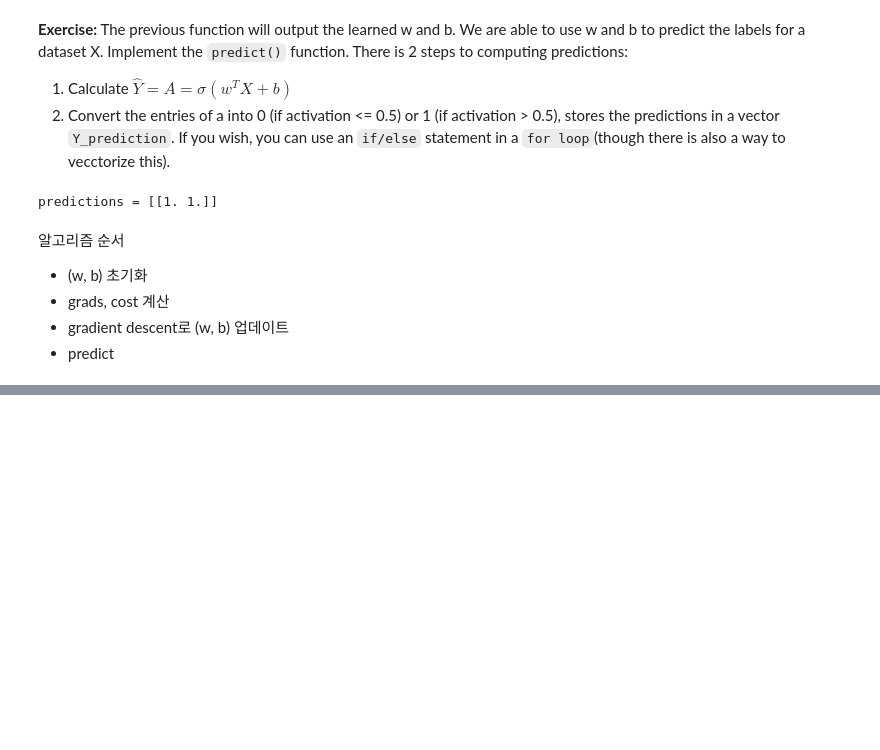
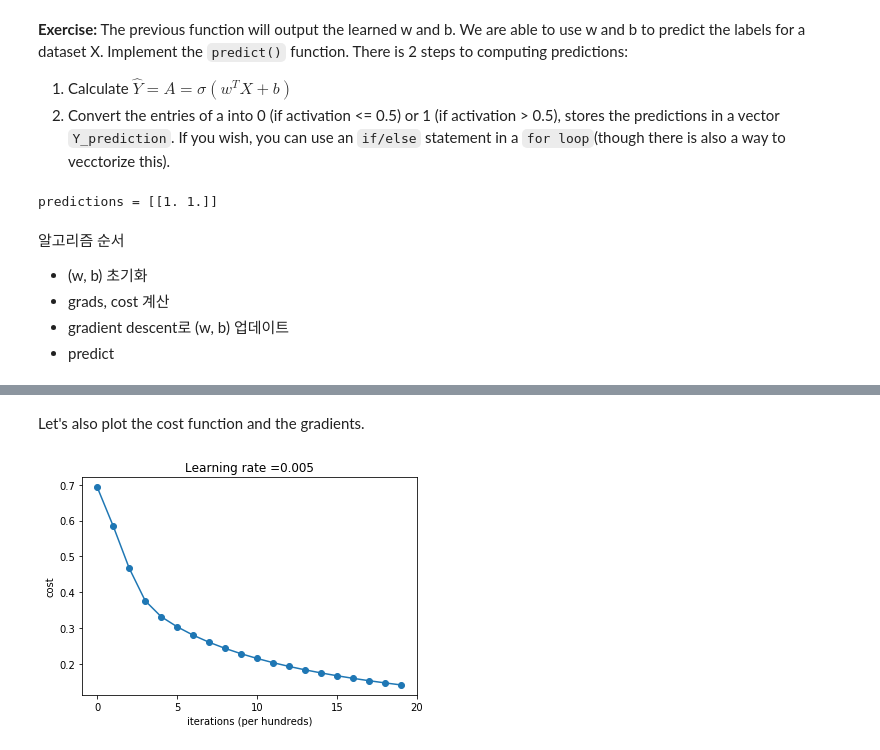
Before and after one commit to gam-bit/gj-aischool, a Jupyter notebook: 2_Reinforcement_and_Deep_learning/ex_code/ex2_AndrewNg_Logistic Regression with a NN mindset.ipynb, the cells around one changed output, grey strips where cells are left out. Cells and saved outputs as stored; diff of their text form; code cells hidden in the pictures; blank space fills up the shorter version.

```diff
--- a/2_Reinforcement_and_Deep_learning/ex_code/ex2_AndrewNg_Logistic Regression with a NN mindset.ipynb
+++ b/2_Reinforcement_and_Deep_learning/ex_code/ex2_AndrewNg_Logistic Regression with a NN mindset.ipynb
@@ -319,0 +333,34 @@ predictions = [[1. 1.]]
+# %%
+def model(X_train, Y_train, X_test, Y_test, num_iters=2000, lr=0.5, print_cost=False):
+    # return d -- dictionary containing information about the model.
+
+    # 1) 파라미터 초기화
+    w, b = initialize_with_zeros(X_train.shape[0])
+
+    # 2) 모델 최적화
+    params, grads, costs = optimize(w, b, X_train, Y_train, num_iters, lr, print_cost)
+
+    # 3) 파라미터 업데이트
+    w = params['w']
+    b = params['b']
+
+
+    Y_prediction_train = predict(w, b, X_train)
+    Y_prediction_test = predict(w, b, X_test)
+
+
+    # Print train/test Errors
+    print("train accuracy: {} %".format(100 - np.mean(np.abs(Y_prediction_train - Y_train)) * 100))
+    print("test accuracy: {} %".format(100 - np.mean(np.abs(Y_prediction_test - Y_test)) * 100))
+
+    d = {"costs": costs,
+         "Y_prediction_test": Y_prediction_test,
+         "Y_prediction_train" : Y_prediction_train,
+         "w" : w,
+         "b" : b,
+         "learning_rate" : lr,
+         "num_iterations": num_iters}
+
+    return d
+# %%
+d = model(train_set_x, train_set_y, test_set_x, test_set_y, num_iters = 2000, lr = 0.005, print_cost = True)
@@ -319,0 +396,12 @@ predictions = [[1. 1.]]
+# %% [markdown]
+Let's also plot the cost function and the gradients.
+# %%
+costs = np.squeeze(d['costs'])
+plt.plot(costs, marker='o')
+plt.ylabel('cost')
+plt.xlabel('iterations (per hundreds)')
+plt.title("Learning rate =" + str(d["learning_rate"]))
+plt.xticks(np.arange(0, 21, 5))
+plt.show();
+# %% [output]
+[figure, added]
```
Also changed, not shown: parts of 18 cells of this notebook, 1 other file.
